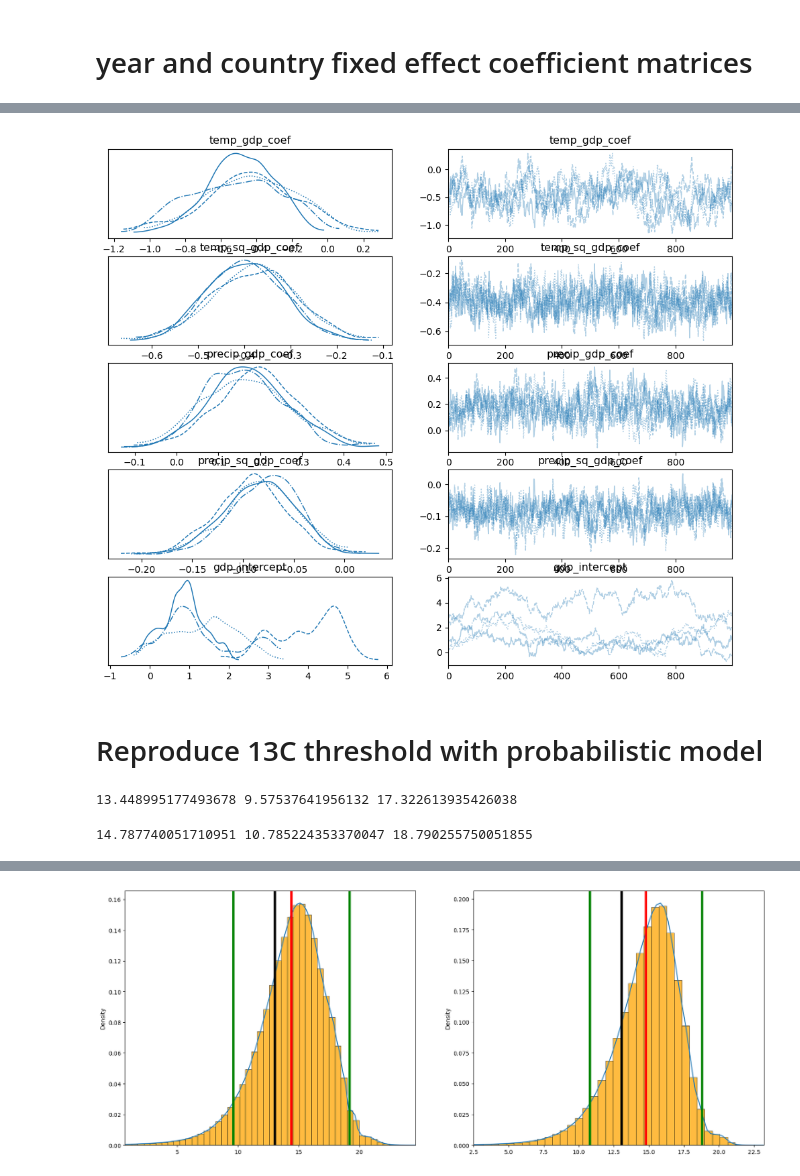
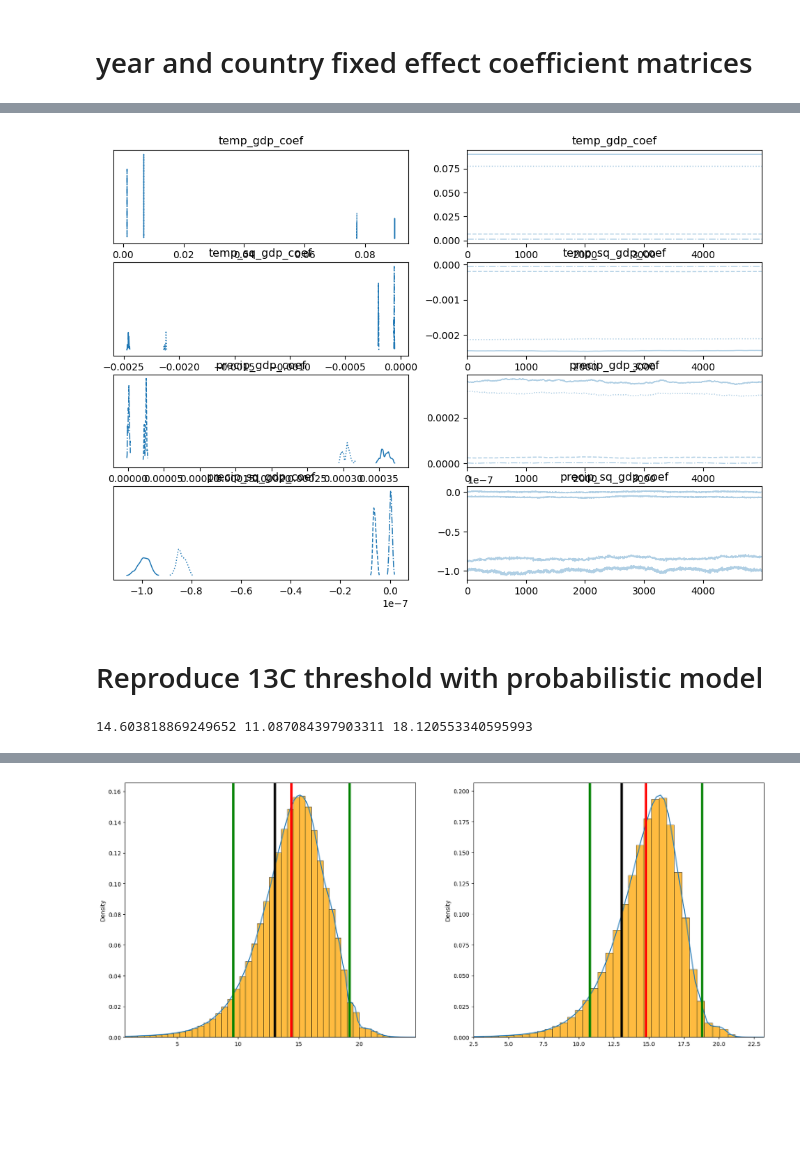
Before and after one commit to greenguy33/environmental-bayesian-modeling, a Jupyter notebook: notebooks/Burke_paper_reproduction.ipynb, the cells around one changed output, grey strips where cells are left out. Cells and saved outputs as stored; diff of their text form; code cells hidden in the pictures; blank space fills up the shorter version.

```diff
--- a/notebooks/Burke_paper_reproduction.ipynb
+++ b/notebooks/Burke_paper_reproduction.ipynb
@@ -182,6 +175,9 @@ Sampling: [gdp_posterior_observed, gdp_posterior_unobserved, temp_posterior_obse
 100.00% [4000/4000 00:00<00:00]
 # %%
-model = pd.read_pickle('../models/nature_reproduction/burke-reproduction-mcmc-fixed-effects-grad-effects-missing-rows-omitted-deterministic-observed.pkl')
+# model = pd.read_pickle('../models/nature_reproduction/burke-reproduction-mcmc-fixed-effects-grad-effects-missing-rows-imputed-hierarchical-country-priors-no-intercept.pkl')
+model = pd.read_pickle('../models/nature_reproduction/burke-reproduction-mcmc-fixed-effects-grad-effects-missing-rows-imputed-hierarchical-country-priors.pkl')
+# model = pd.read_pickle('../models/nature_reproduction/burke-reproduction-mcmc-fixed-effects-grad-effects-missing-rows-imputed-hierarchical-country-priors-predictor-unscaled.pkl')
+# model = pd.read_pickle('../models/nature_reproduction/burke-reproduction-mcmc-fixed-effects-grad-effects-missing-rows-omitted-deterministic-observed.pkl')
 trace = model["trace"]
 prior = model["prior"]
 posterior = model["posterior"]
@@ -212,30 +223,25 @@ AttributeError: 'Axes' object has no attribute 'ravel'
 # %%
-fig = az.plot_trace(trace, var_names=["temp_gdp_coef","temp_sq_gdp_coef","precip_gdp_coef","precip_sq_gdp_coef","gdp_intercept"]).ravel()[0].figure
+fig = az.plot_trace(trace, var_names=["temp_gdp_coef","temp_sq_gdp_coef","precip_gdp_coef","precip_sq_gdp_coef"]).ravel()[0].figure
 fig.show()
 # %% [output]
-[figure, old version]
+[figure, new version]
-# %% [markdown]
-# Reproduce 13C threshold with probabilistic model
-# %%
-coef1 = trace.posterior.temp_gdp_coef.data.flatten()
-coef2 = trace.posterior.temp_sq_gdp_coef.data.flatten()
-numerator = [val for val in coef1]
-denominator = [-2*val for val in coef2]
-res = temp_scaler.inverse_transform(np.array(numerator) / np.array(denominator).reshape(-1,1)).flatten()
-# res = np.array(numerator) / np.array(denominator)
-print(np.mean(res), np.mean(res) - np.std(res) * 1.645, np.mean(res) + np.std(res) * 1.645)
-# %% [output]
-13.448995177493678 9.57537641956132 17.322613935426038
-# %%
-coef1 = trace2.posterior.temp_gdp_coef.data.flatten()
-coef2 = trace2.posterior.temp_sq_gdp_coef.data.flatten()
-numerator = [val for val in coef1]
-denominator = [-2*val for val in coef2]
-res2 = temp_scaler2.inverse_transform(np.array(numerator) / np.array(denominator).reshape(-1,1)).flatten()
-# res = np.array(numerator) / np.array(denominator)
-print(np.mean(res2), np.mean(res2) - np.std(res2) * 1.645, np.mean(res2) + np.std(res2) * 1.645)
-# %% [output]
-14.787740051710951 10.785224353370047 18.790255750051855
+# %% [markdown]
+# Reproduce 13C threshold with probabilistic model
+# %%
+coef1 = trace.posterior.temp_gdp_coef.data.flatten()
+coef2 = trace.posterior.temp_sq_gdp_coef.data.flatten()
+coef3 = trace.posterior.precip_gdp_coef.data.flatten()
+coef4 = trace.posterior.precip_sq_gdp_coef.data.flatten()
+coef1 = (coef1 * np.std(data.growthWDI) / np.std(data.UDel_temp_popweight)) - (2 * (coef2 * np.mean(data.UDel_temp_popweight * np.std(data.growthWDI)) / np.square(np.std(data.UDel_temp_popweight))))
+coef2 = (coef2 * np.std(data.growthWDI) / np.square(np.std(data.UDel_temp_popweight)))
+coef3 = (coef3 * np.std(data.growthWDI) / np.std(data.UDel_precip_popweight)) - (2 * (coef4 * np.mean(data.UDel_precip_popweight * np.std(data.growthWDI)) / np.square(np.std(data.UDel_precip_popweight))))
+coef4 = (coef4 * np.std(data.growthWDI)) / np.square(np.std(data.UDel_precip_popweight))
+numerator = [val for val in coef1]
+denominator = [-2*(val) for val in coef2]
+res = np.array(numerator) / np.array(denominator)
+print(np.mean(res), np.mean(res) - np.std(res) * 1.645, np.mean(res) + np.std(res) * 1.645)
+# %% [output]
+14.603818869249652 11.087084397903311 18.120553340595993
 # %%
 # where does the original 13C estimate fall?
 zscore = (13.06 - np.mean(res)) / np.std(res)
```
Also changed, not shown: parts of 18 cells of this notebook, 5 other files.
